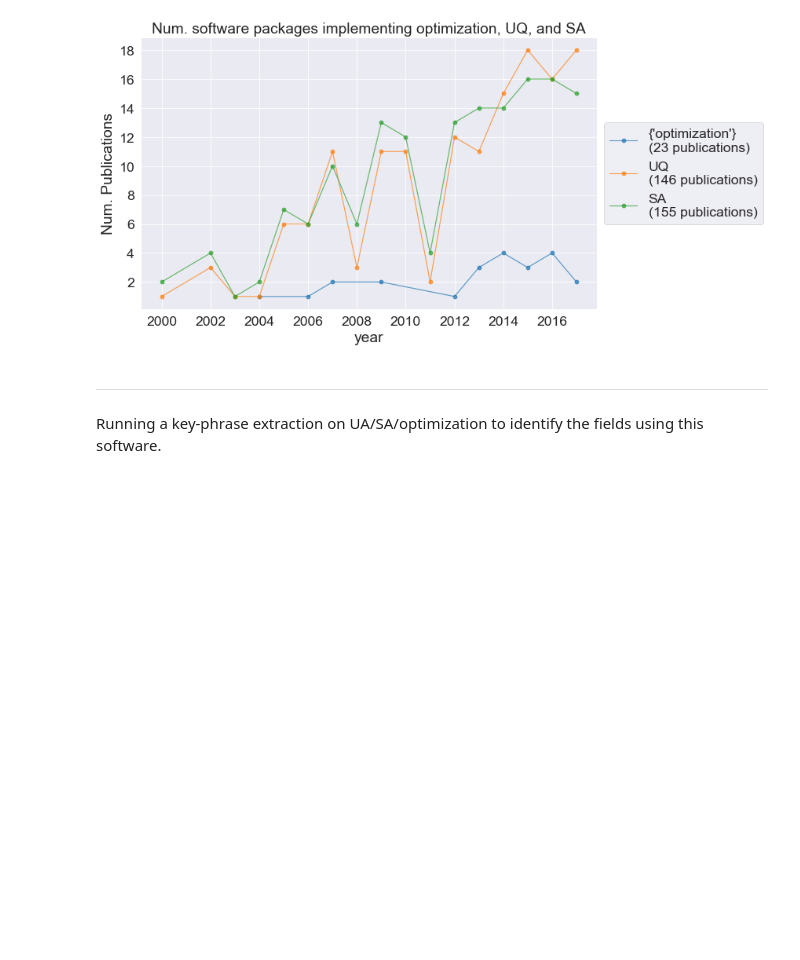
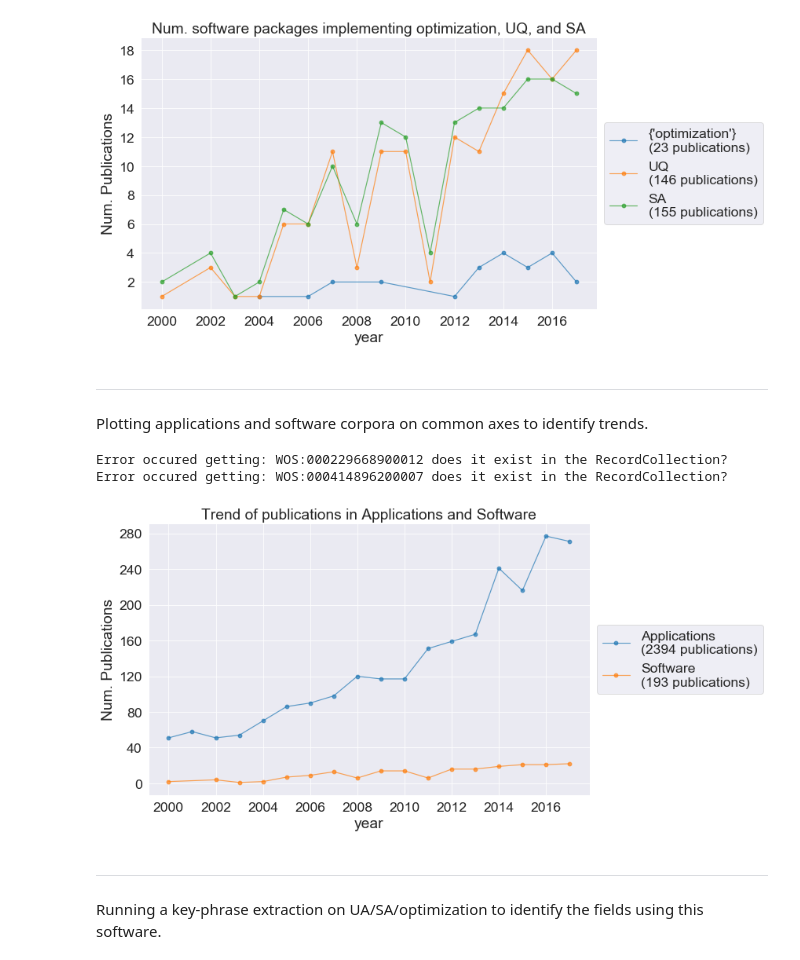
Before and after one commit to frog7/uasa-trends, a Jupyter notebook: notebooks/3e Software packages analysis.ipynb, the cells around one changed output. Drawn from its saved outputs; the diff is of its cells as text; code cells hidden in the pictures; blank space fills up the shorter version.

```diff
--- a/notebooks/3e Software packages analysis.ipynb
+++ b/notebooks/3e Software packages analysis.ipynb
@@ -112,6 +112,22 @@ wos_plot.plot_topic_trend([all_optimization, all_uq, all_sa],
                           save_plot_fn='{}/software_uasa_topics_keyword_trend.png'.format(FIG_DIR))
 # %% [output]
 [figure]
+# %% [markdown]
+<hr>
+Plotting applications and software corpora on common axes to identify trends.
+# %%
+applications = pd.read_csv('{}/all_applications.csv'.format(DATA_DIR))
+# %%
+applications_rc = wosis.extract_recs(applications.id[:], RC)
+applications_rc.name = 'Applications'
+software_rc.name = 'Software'
+wos_plot.plot_topic_trend([applications_rc, software_rc],
+                          title='Trend of publications in Applications and Software',
+                          save_plot_fn='{}/applications_software_trend.png'.format(FIG_DIR))
+# %% [output]
+Error occured getting: WOS:000229668900012 does it exist in the RecordCollection?
+Error occured getting: WOS:000414896200007 does it exist in the RecordCollection?
+[figure, added]
 # %% [markdown]
 <hr> Running a key-phrase extraction on UA/SA/optimization to identify the fields using this software.
 # %%
```
Also changed, not shown: parts of 14 cells of this notebook, 2 other files.
